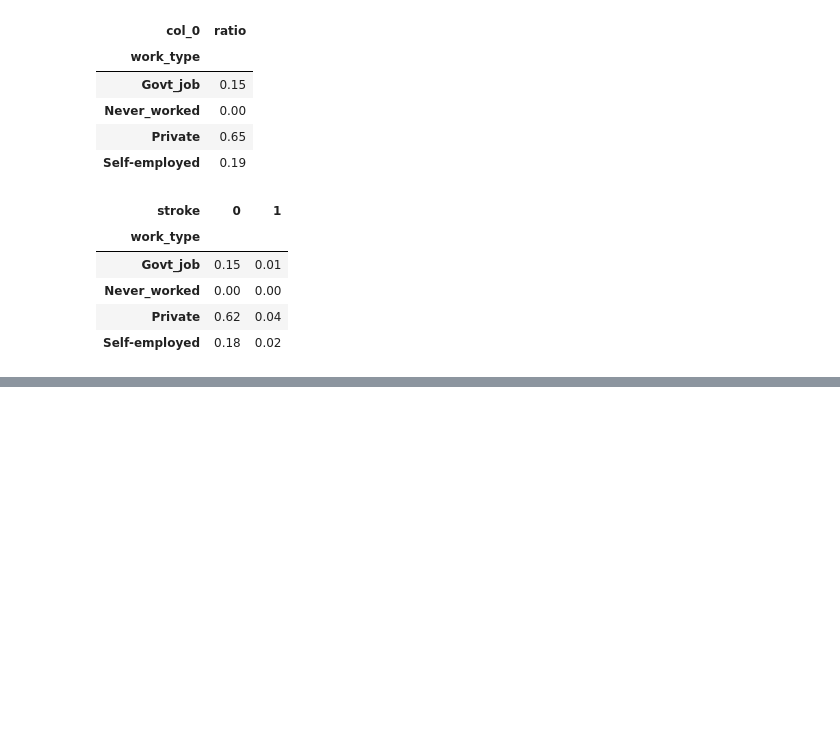
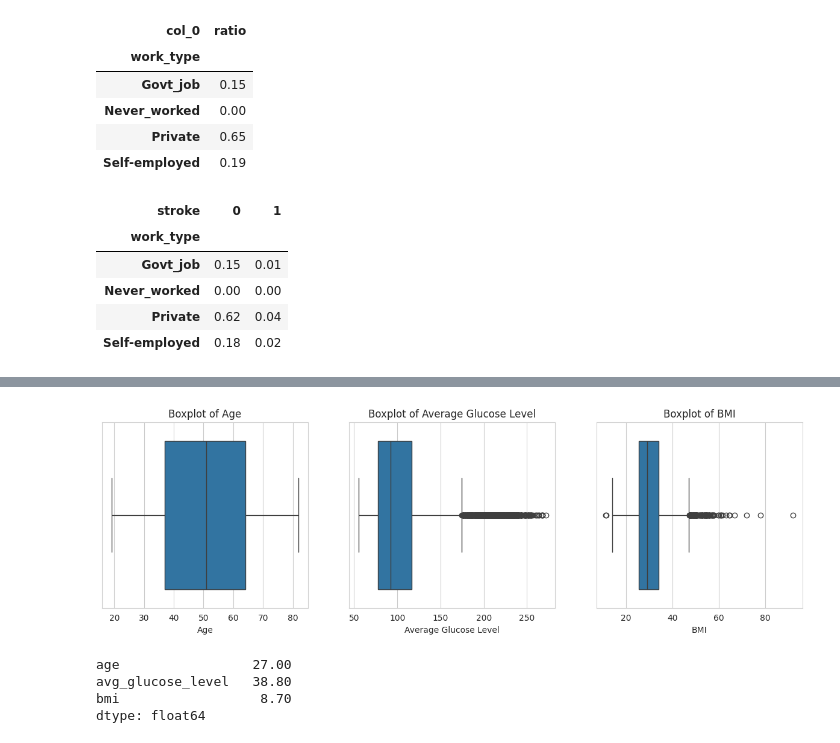
Before and after one commit to silverpoodle/data-analysis_python, a Jupyter notebook: stroke/stroke.ipynb, the cells around one changed output, grey strips where cells are left out. Saved outputs shown, nothing was run; the diff lists cells and outputs as text; code cells hidden in the pictures; blank space fills up the shorter version.

```diff
--- a/stroke/stroke.ipynb
+++ b/stroke/stroke.ipynb
@@ -386,0 +445,41 @@ pd.crosstab(df1['work_type'], df1['stroke'], normalize=True)
+# %%
+# 상자그램 그리기
+sns.set_style('whitegrid')
+
+# 1행 3열의 서브플롯을 생성
+fig, axes = plt.subplots(1, 3, figsize=(15, 4))
+
+# 첫 번째 서브플롯에 'age' 변수에 대한 상자그림을 그림
+sns.boxplot(ax=axes[0], x='age', data=df1)
+axes[0].set_title("Boxplot of Age")
+axes[0].set_xlabel("Age")
+
+# 두 번째 서브플롯에 'avg_glucose_level' 변수에 대한 상자그림을 그림
+sns.boxplot(ax=axes[1], x='avg_glucose_level', data=df1)
+axes[1].set_title("Boxplot of Average Glucose Level")
+axes[1].set_xlabel("Average Glucose Level")
+
+# 세 번째 서브플롯에 'bmi' 변수에 대한 상자그림을 그림
+sns.boxplot(ax=axes[2], x='bmi', data=df1)
+axes[2].set_title("Boxplot of BMI")
+axes[2].set_xlabel("BMI")
+
+plt.show()
+# %% [output]
+[figure, added]
+# %%
+# 데이터프레임(df1)에서 'age', 'avg_glucose_level', 'bmi' 세 가지 변수의 1사분위수(Q1)를 계산
+Q1 = df1[['age', 'avg_glucose_level', 'bmi']].quantile(0.25)
+
+# 데이터프레임(df1)에서 'age', 'avg_glucose_level', 'bmi' 세 가지 변수의 3사분위수(Q3)를 계산
+Q3 = df1[['age', 'avg_glucose_level', 'bmi']].quantile(0.75)
+
+# 사분위수 범위(IQR)를 계산합니다. IQR은 Q3에서 Q1을 뺀 값으로서, 데이터의 중간 50%의 범위를 나타냄
+IQR = Q3 - Q1
+
+print(IQR)
+# %% [output]
+age                 27.00
+avg_glucose_level   38.80
+bmi                  8.70
+dtype: float64
```
Also changed, not shown: parts of 19 cells of this notebook, 1 other file.
